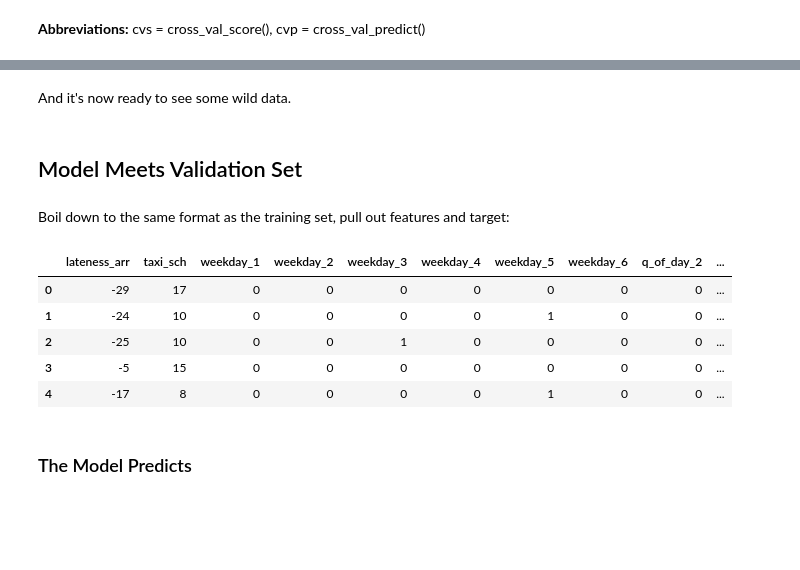
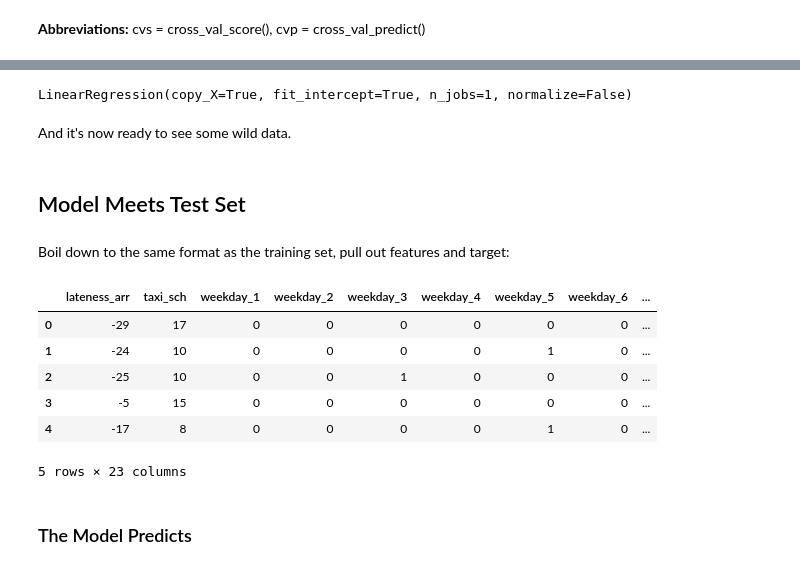
Before and after one commit to davidluther/Metis-Projects, a Jupyter notebook: 2-delays-expected/code/3-Luther-Regression.ipynb, the cells around one changed output, grey strips where cells are left out. Saved outputs shown, nothing was run; the diff lists cells and outputs as text; code cells hidden in the pictures; blank space fills up the shorter version.

```diff
--- a/2-delays-expected/code/3-Luther-Regression.ipynb
+++ b/2-delays-expected/code/3-Luther-Regression.ipynb
@@ -466,6 +404,11 @@ LinearRegression(copy_X=True, fit_intercept=True, n_jobs=1, normalize=False)
+# %%
+lr_final = LinearRegression()
+lr_final.fit(X_twh, y_twh)
+# %% [output]
+LinearRegression(copy_X=True, fit_intercept=True, n_jobs=1, normalize=False)
 # %% [markdown]
 And it's now ready to see some wild data.
 # %% [markdown]
-## Model Meets Validation Set
+## Model Meets Test Set
 # %%
 with open('../data/AAL_test.pkl', 'rb') as pf:
@@ -473,41 +416,43 @@ with open('../data/AAL_test.pkl', 'rb') as pf:
 # %% [markdown]
 Boil down to the same format as the training set, pull out features and target:
 # %%
-AAL_val_sub = AAL_val.filter(['lateness_arr',
-                              'taxi_sch',
-                              'weekday',
-                              'hour_of_day',
-                              'q_of_day',
-                              'f_num'
-                             ])
+AAL_test_sub = (AAL_test_full
+    .filter([
+        'lateness_arr',
+        'taxi_sch',
+        'weekday',
+        'hour_of_day',
+        'q_of_day'
+    ])
+               )
 
-AAL_val_twq = (AAL_val_sub
- .filter(['lateness_arr',
-          'taxi_sch',
-          'weekday',
-#          'hour_of_day',
-          'q_of_day',
-#          'f_num'
-         ])
-           )
+AAL_test_twh = (AAL_test_sub
+    .filter([
+        'lateness_arr',
+        'taxi_sch',
+        'weekday',
+        'hour_of_day'
+#       'q_of_day'
+    ])
+               )
 
-AAL_val = (pd
-            .get_dummies(AAL_val_twq,
+AAL_test = (pd
+            .get_dummies(AAL_test_twh,
                          columns=[
                              'weekday',
-#                             'hour_of_day',
-                             'q_of_day',
-#                             'f_num'
+                             'hour_of_day'
+#                             'q_of_day'
                          ], drop_first=True)
             .reset_index(drop=True)
            )
 # %%
-AAL_val.head()
+AAL_test.head()
 # %% [output]
-|  | lateness_arr | taxi_sch | weekday_1 | weekday_2 | weekday_3 | weekday_4 | weekday_5 | weekday_6 | q_of_day_2 | ... |
-| 0 | -29 | 17 | 0 | 0 | 0 | 0 | 0 | 0 | 0 | ... |
-| 1 | -24 | 10 | 0 | 0 | 0 | 0 | 1 | 0 | 0 | ... |
-| 2 | -25 | 10 | 0 | 0 | 1 | 0 | 0 | 0 | 0 | ... |
-| 3 | -5 | 15 | 0 | 0 | 0 | 0 | 0 | 0 | 0 | ... |
-| 4 | -17 | 8 | 0 | 0 | 0 | 0 | 1 | 0 | 0 | ... |
+|  | lateness_arr | taxi_sch | weekday_1 | weekday_2 | weekday_3 | weekday_4 | weekday_5 | weekday_6 | ... |
+| 0 | -29 | 17 | 0 | 0 | 0 | 0 | 0 | 0 | ... |
+| 1 | -24 | 10 | 0 | 0 | 0 | 0 | 1 | 0 | ... |
+| 2 | -25 | 10 | 0 | 0 | 1 | 0 | 0 | 0 | ... |
+| 3 | -5 | 15 | 0 | 0 | 0 | 0 | 0 | 0 | ... |
+| 4 | -17 | 8 | 0 | 0 | 0 | 0 | 1 | 0 | ... |
+5 rows × 23 columns
 # %%
```
Also changed, not shown: parts of 53 cells of this notebook, 3 other files.
